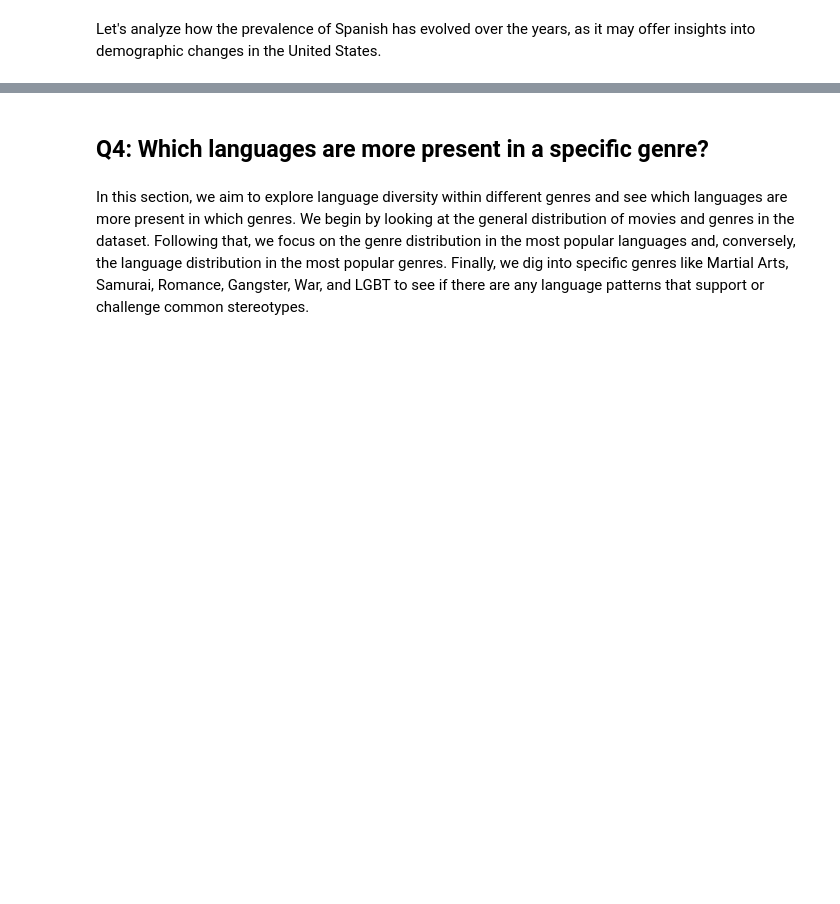
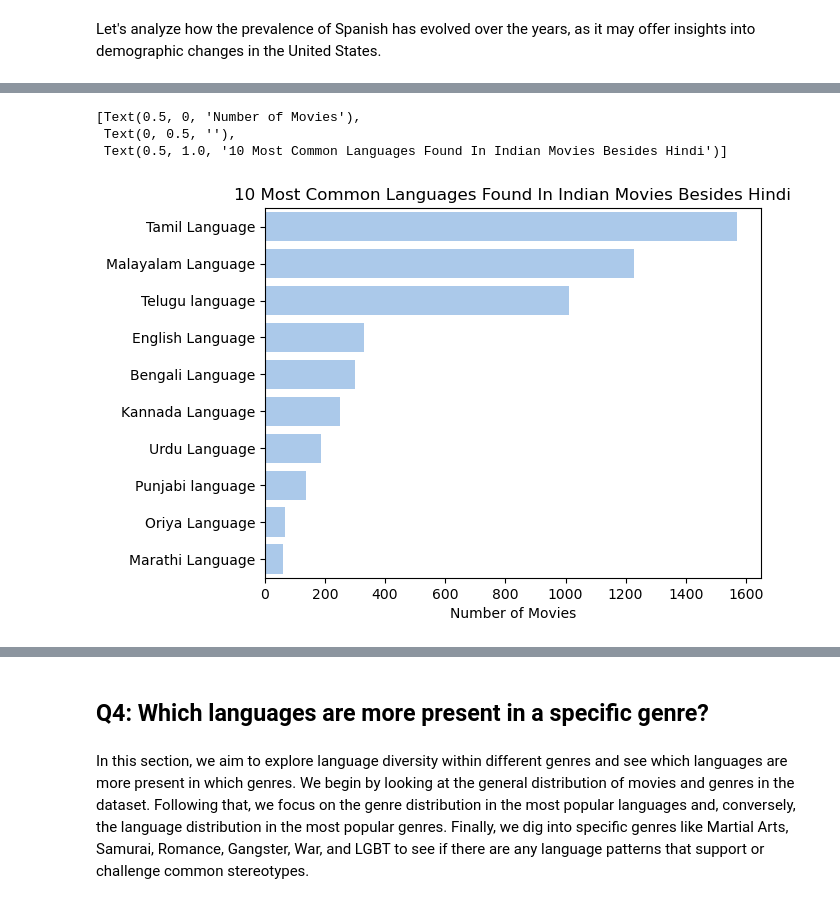
Before and after one commit to epfl-ada/ada-2023-project-pandalysts, a Jupyter notebook: P2.ipynb, the cells around one changed output, grey strips where cells are left out. Drawn from its saved outputs; the diff is of its cells as text; code cells hidden in the pictures; blank space fills up the shorter version.

```diff
--- a/P2.ipynb
+++ b/P2.ipynb
@@ -892,0 +1003,4 @@ Let's analyze how the prevalence of Spanish has evolved over the years, as it ma
+# %%
+# filter the movies originated from India
+India_df = df_q3[df_q3['Movie_countries_clean'].apply(lambda x:"India" in x)]
+display(India_df)
@@ -892,0 +1021,5 @@ Let's analyze how the prevalence of Spanish has evolved over the years, as it ma
+# %%
+# Count the languages present in the Indian movies
+India_lan_explode = India_df.explode('Movie_languages_clean')
+India_lan_count = India_lan_explode.groupby("Movie_languages_clean").count().sort_values(by="Movie_name",ascending=False)
+India_lan_count = India_lan_count.reset_index()
@@ -892,0 +1040,10 @@ Let's analyze how the prevalence of Spanish has evolved over the years, as it ma
+# %%
+# create a horizontal bar graph with the most 10 common languages present in the American movies atop of English
+sns.set_color_codes("pastel")
+ax = sns.barplot(x="Movie_name", y="Movie_languages_clean", data = India_lan_count[1:11], color="b")
+ax.set(xlabel='Number of Movies',ylabel='',title='10 Most Common Languages Found In Indian Movies Besides Hindi')
+# %% [output]
+[Text(0.5, 0, 'Number of Movies'),
+ Text(0, 0.5, ''),
+ Text(0.5, 1.0, '10 Most Common Languages Found In Indian Movies Besides Hindi')]
+[figure, added]
```
Also changed, not shown: parts of 33 cells of this notebook.
